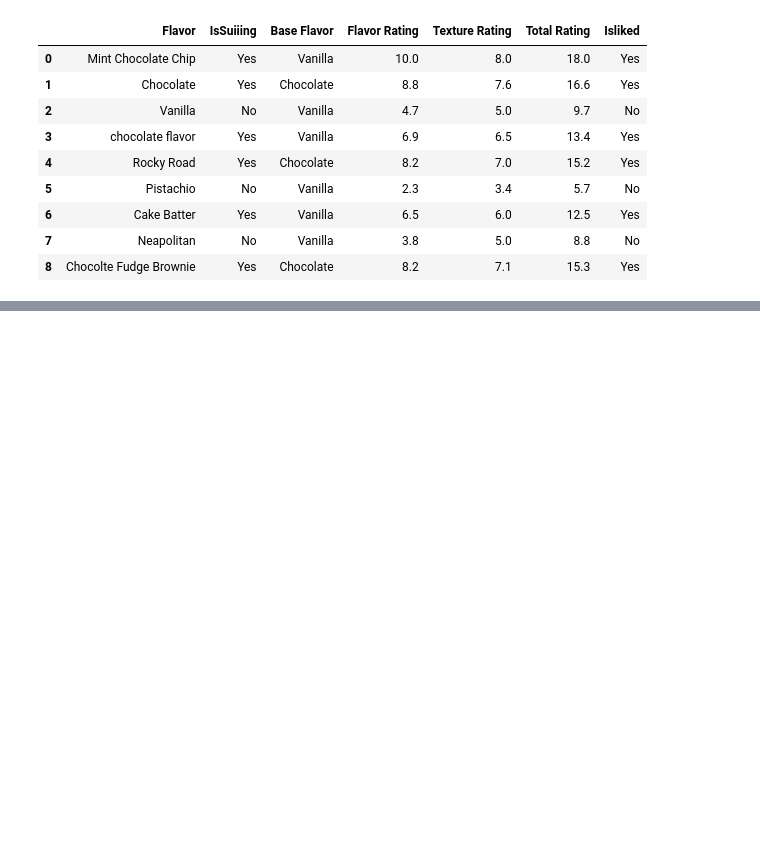
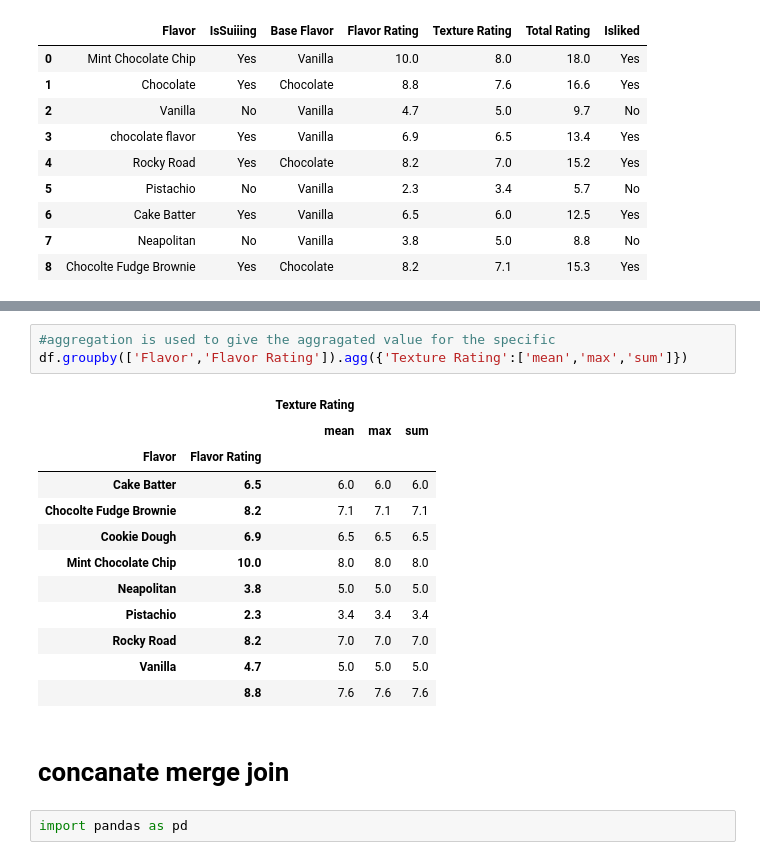
Before and after one commit to suneelshrestha/ML_from_scratch, a Jupyter notebook: Pandas_Basics.ipynb, the cells around one changed output, grey strips where cells are left out. Cells and saved outputs as stored; diff of their text form; blank space fills up the shorter version.

```diff
--- a/Pandas_Basics.ipynb
+++ b/Pandas_Basics.ipynb
@@ -532,0 +609,20 @@ df2
+# %%
+#aggregation is used to give the aggragated value for the specific
+df.groupby(['Flavor','Flavor Rating']).agg({'Texture Rating':['mean','max','sum']})
+# %% [output]
+|  |  | Texture Rating |  |  |
+|  |  | mean | max | sum |
+| Flavor | Flavor Rating |  |  |  |
+| Cake Batter | 6.5 | 6.0 | 6.0 | 6.0 |
+| Chocolte Fudge Brownie | 8.2 | 7.1 | 7.1 | 7.1 |
+| Cookie Dough | 6.9 | 6.5 | 6.5 | 6.5 |
+| Mint Chocolate Chip | 10.0 | 8.0 | 8.0 | 8.0 |
+| Neapolitan | 3.8 | 5.0 | 5.0 | 5.0 |
+| Pistachio | 2.3 | 3.4 | 3.4 | 3.4 |
+| Rocky Road | 8.2 | 7.0 | 7.0 | 7.0 |
+| Vanilla | 4.7 | 5.0 | 5.0 | 5.0 |
+|  | 8.8 | 7.6 | 7.6 | 7.6 |
+# %% [markdown]
+# concanate merge join
+# %%
+import pandas as pd
```
Also changed, not shown: parts of 12 cells of this notebook.
